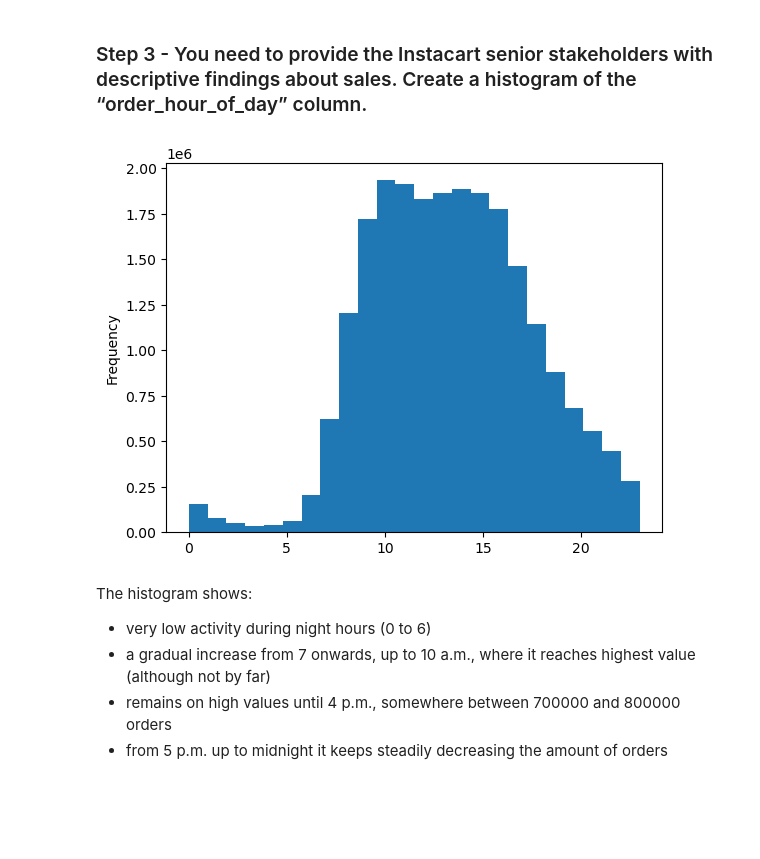
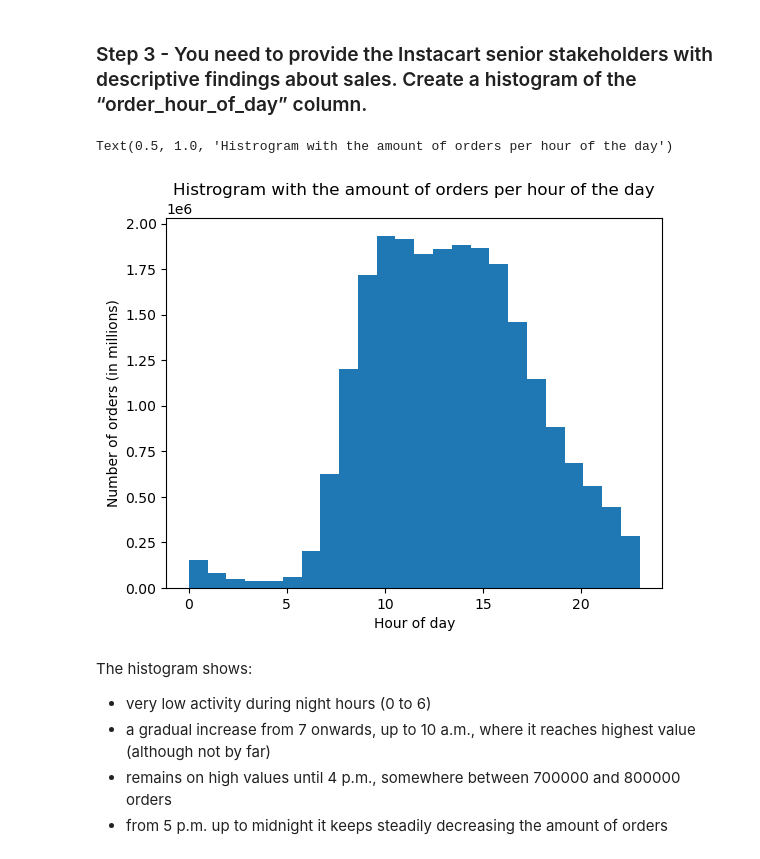
Before and after one commit to NevesFernandes/instacart, a Jupyter notebook: 3_Scripts/4_9_Intro_to_Data_Visualization_(task_part_2).ipynb, the cells around one changed output. Drawn from its saved outputs; the diff is of its cells as text; code cells hidden in the pictures; blank space fills up the shorter version.

```diff
--- a/3_Scripts/4_9_Intro_to_Data_Visualization_(task_part_2).ipynb
+++ b/3_Scripts/4_9_Intro_to_Data_Visualization_(task_part_2).ipynb
@@ -26,8 +26,13 @@ Completed in the notebook called "Intro... (exercise)" also attached
 ### Step 3 - You need to provide the Instacart senior stakeholders with descriptive findings about sales. Create a histogram of the “order_hour_of_day” column.
 # %%
 hist_hod = df_ord_prod_cust['order_hour_of_day'].plot.hist(bins = 24)
+
+hist_hod.set_xlabel('Hour of day')
+hist_hod.set_ylabel('Number of orders (in millions)')
+hist_hod.set_title('Histrogram with the amount of orders per hour of the day')
 # %% [output]
+Text(0.5, 1.0, 'Histrogram with the amount of orders per hour of the day')
-[figure, old version]
+[figure, new version]
 # %% [markdown]
 The histogram shows:
 * very low activity during night hours (0 to 6)
```
Also changed, not shown: parts of 9 cells of this notebook, 18 other files.
